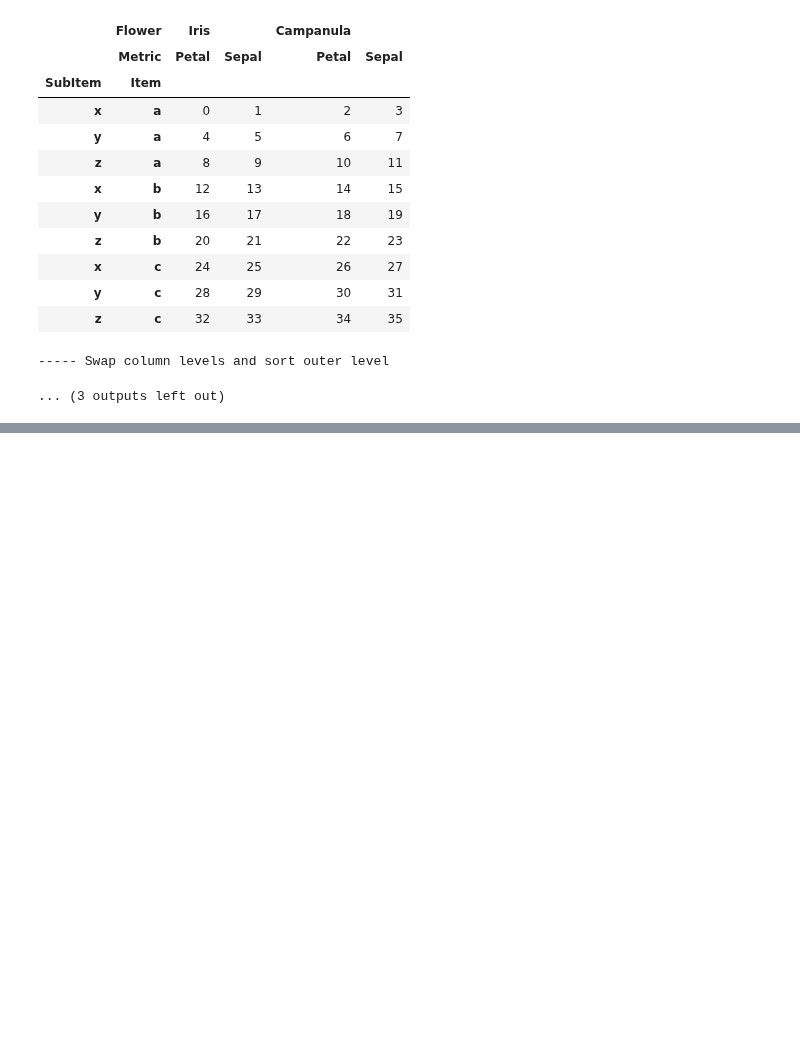
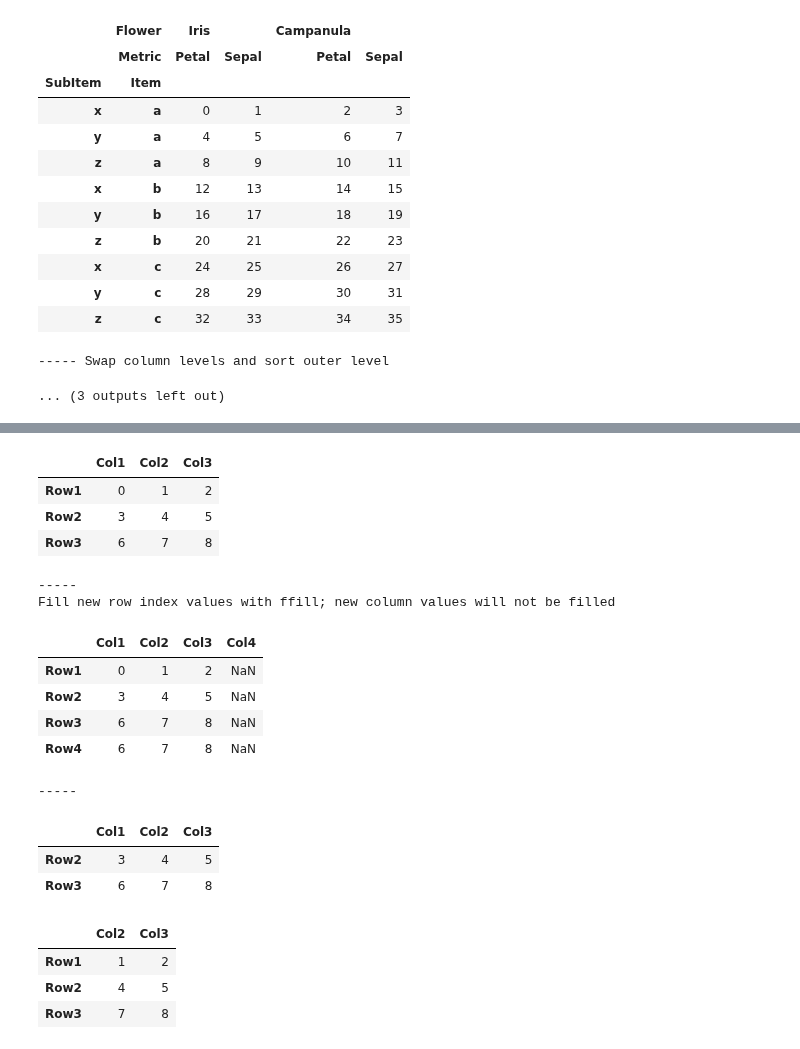
Before and after one commit to niranjv/ml-notes, a Jupyter notebook: notes/pandas-indexing.ipynb, the cells around one changed output, grey strips where cells are left out. Saved outputs shown, nothing was run; the diff lists cells and outputs as text; code cells hidden in the pictures; blank space fills up the shorter version.

Commit message:
Add info on reindexing

```diff
--- a/notes/pandas-indexing.ipynb
+++ b/notes/pandas-indexing.ipynb
@@ -397,0 +489,34 @@ pandas.core.series.Series
+# %%
+# Reindexing - DataFrame
+
+df = DataFrame(np.arange(9).reshape(3,3), index=['Row1', 'Row2', 'Row3'], columns=['Col1', 'Col2', 'Col3'])
+df
+print '-----'
+
+print 'Fill new row index values with ffill; new column values will not be filled'
+df.reindex(['Row1', 'Row2', 'Row3', 'Row4'], columns=['Col1', 'Col2', 'Col3', 'Col4'], method='ffill')
+
+print '-----'
+
+df.drop('Row1')
+df.drop('Col1', axis=1)
+# %% [output]
+|  | Col1 | Col2 | Col3 |
+| Row1 | 0 | 1 | 2 |
+| Row2 | 3 | 4 | 5 |
+| Row3 | 6 | 7 | 8 |
+-----
+Fill new row index values with ffill; new column values will not be filled
+|  | Col1 | Col2 | Col3 | Col4 |
+| Row1 | 0 | 1 | 2 | NaN |
+| Row2 | 3 | 4 | 5 | NaN |
+| Row3 | 6 | 7 | 8 | NaN |
+| Row4 | 6 | 7 | 8 | NaN |
+-----
+|  | Col1 | Col2 | Col3 |
+| Row2 | 3 | 4 | 5 |
+| Row3 | 6 | 7 | 8 |
+|  | Col2 | Col3 |
+| Row1 | 1 | 2 |
+| Row2 | 4 | 5 |
+| Row3 | 7 | 8 |
```
Also changed, not shown: parts of 2 cells of this notebook.
